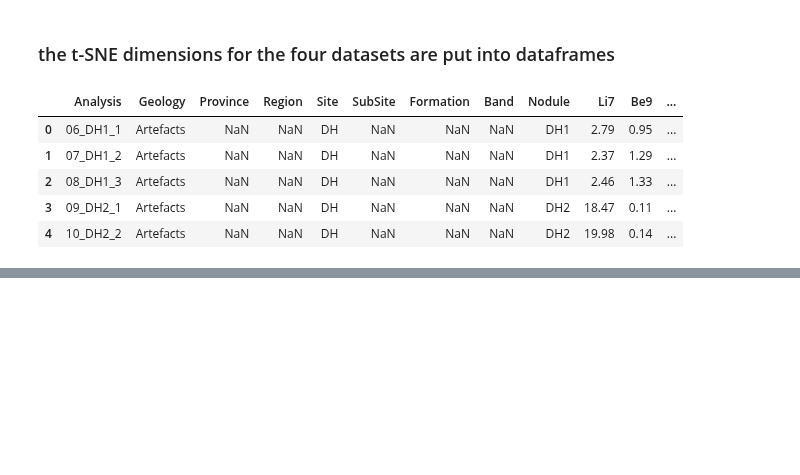
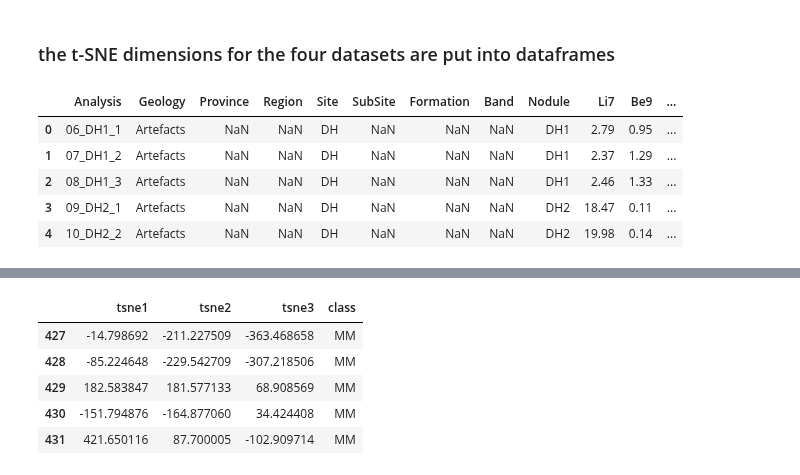
Before and after one commit to Spelaeo123/Machine_Learning, a Jupyter notebook: paper_1_notebooks/website_tsne.ipynb, the cells around one changed output, grey strips where cells are left out. Cells and saved outputs as stored; diff of their text form; code cells hidden in the pictures; blank space fills up the shorter version.

```diff
--- a/paper_1_notebooks/website_tsne.ipynb
+++ b/paper_1_notebooks/website_tsne.ipynb
@@ -265,10 +240,10 @@ PC_df_everything = pd.DataFrame(data = element_data_everything_pca, columns = PC
 # %% [markdown]
 ### T-Distributed Stochastic Neighbour Embedding is done on the four datasets
 # %%
-#my_tsne_train = TSNE(n_components=3, n_iter=10000, verbose=3).fit_transform(element_data_train_scaled)
-#my_tsne_bedrock_train = TSNE(n_components=3, n_iter=10000, verbose=3).fit_transform(element_data_train_bedrock_scaled)
-#my_tsne_superficial_train = TSNE(n_components=3, n_iter=10000, verbose=3).fit_transform(element_data_train_superficial_scaled)
-#my_tsne_test = TSNE(n_components=3, n_iter=10000, verbose=3).fit_transform(element_data_test_scaled)
+my_tsne_train = TSNE(n_components=3, n_iter=10000, verbose=3).fit_transform(element_data_train_scaled)
+my_tsne_bedrock_train = TSNE(n_components=3, n_iter=10000, verbose=3).fit_transform(element_data_train_bedrock_scaled)
+my_tsne_superficial_train = TSNE(n_components=3, n_iter=10000, verbose=3).fit_transform(element_data_train_superficial_scaled)
+my_tsne_test = TSNE(n_components=3, n_iter=10000, verbose=3).fit_transform(element_data_test_scaled)
 my_tsne_everything = TSNE(n_components=3, n_iter=10000, verbose=3).fit_transform(element_data_everything_scaled)
 # %% [output]
 [t-SNE] Computing 91 nearest neighbors...
@@ -291,10 +266,10 @@ my_tsne_everything = TSNE(n_components=3, n_iter=10000, verbose=3).fit_transform
 # %% [markdown]
 ### the t-SNE dimensions for the four datasets are put into dataframes
 # %%
-#tsne_df_train = pd.DataFrame(data = my_tsne_train, columns = ['tsne1', 'tsne2', 'tsne3'])
-#tsne_df_bedrock_train = pd.DataFrame(data = my_tsne_bedrock_train, columns = ['tsne1', 'tsne2', 'tsne3'])
-#tsne_df_superficial_train = pd.DataFrame(data = my_tsne_superficial_train, columns = ['tsne1', 'tsne2', 'tsne3'])
-#tsne_df_test = pd.DataFrame(data = my_tsne_test, columns = ['tsne1', 'tsne2', 'tsne3'])
+tsne_df_train = pd.DataFrame(data = my_tsne_train, columns = ['tsne1', 'tsne2', 'tsne3'])
+tsne_df_bedrock_train = pd.DataFrame(data = my_tsne_bedrock_train, columns = ['tsne1', 'tsne2', 'tsne3'])
+tsne_df_superficial_train = pd.DataFrame(data = my_tsne_superficial_train, columns = ['tsne1', 'tsne2', 'tsne3'])
+tsne_df_test = pd.DataFrame(data = my_tsne_test, columns = ['tsne1', 'tsne2', 'tsne3'])
 tsne_df_everything = pd.DataFrame(data = my_tsne_everything, columns = ['tsne1', 'tsne2', 'tsne3'])
 # %%
 bedrock_data = train_data[train_data['Geology'] == 'Bedrock']
@@ -351,8 +326,8 @@ my_data_mod_final.tail()
 # %%
-#tsne_df_train_labelled = pd.concat([tsne_df_train.reset_index(drop = True), train_data['class'].reset_index(drop = True)], axis = 1)
-#tsne_df_bedrock_train_labelled = pd.concat([tsne_df_bedrock_train.reset_index(drop = True), bedrock_data['class'].reset_index(drop = True)], axis = 1)
-#tsne_df_superficial_train_labelled = pd.concat([tsne_df_superficial_train, superficial_data['class']], axis = 1)
-#tsne_df_test['class'] = 1
+tsne_df_train_labelled = pd.concat([tsne_df_train.reset_index(drop = True), train_data['class'].reset_index(drop = True)], axis = 1)
+tsne_df_bedrock_train_labelled = pd.concat([tsne_df_bedrock_train.reset_index(drop = True), bedrock_data['class'].reset_index(drop = True)], axis = 1)
+tsne_df_superficial_train_labelled = pd.concat([tsne_df_superficial_train, superficial_data['class']], axis = 1)
+tsne_df_test['class'] = 1
 tsne_df_everything_labelled = pd.concat([tsne_df_everything.reset_index(drop = True), my_data_mod_final['class'].reset_index(drop = True)], axis = 1)
 # %%
 PC_df_train_labelled = pd.concat([PC_df_train.reset_index(drop = True), train_data['class'].reset_index(drop = True)], axis = 1)
@@ -370,0 +346,9 @@ tsne_df_everything_labelled.tail()
+# %%
+tsne_df_superficial_train_labelled.tail()
+# %% [output]
+|  | tsne1 | tsne2 | tsne3 | class |
+| 427 | -14.798692 | -211.227509 | -363.468658 | MM |
+| 428 | -85.224648 | -229.542709 | -307.218506 | MM |
+| 429 | 182.583847 | 181.577133 | 68.908569 | MM |
+| 430 | -151.794876 | -164.877060 | 34.424408 | MM |
+| 431 | 421.650116 | 87.700005 | -102.909714 | MM |
```
Also changed, not shown: parts of 16 cells of this notebook, 17 other files.
